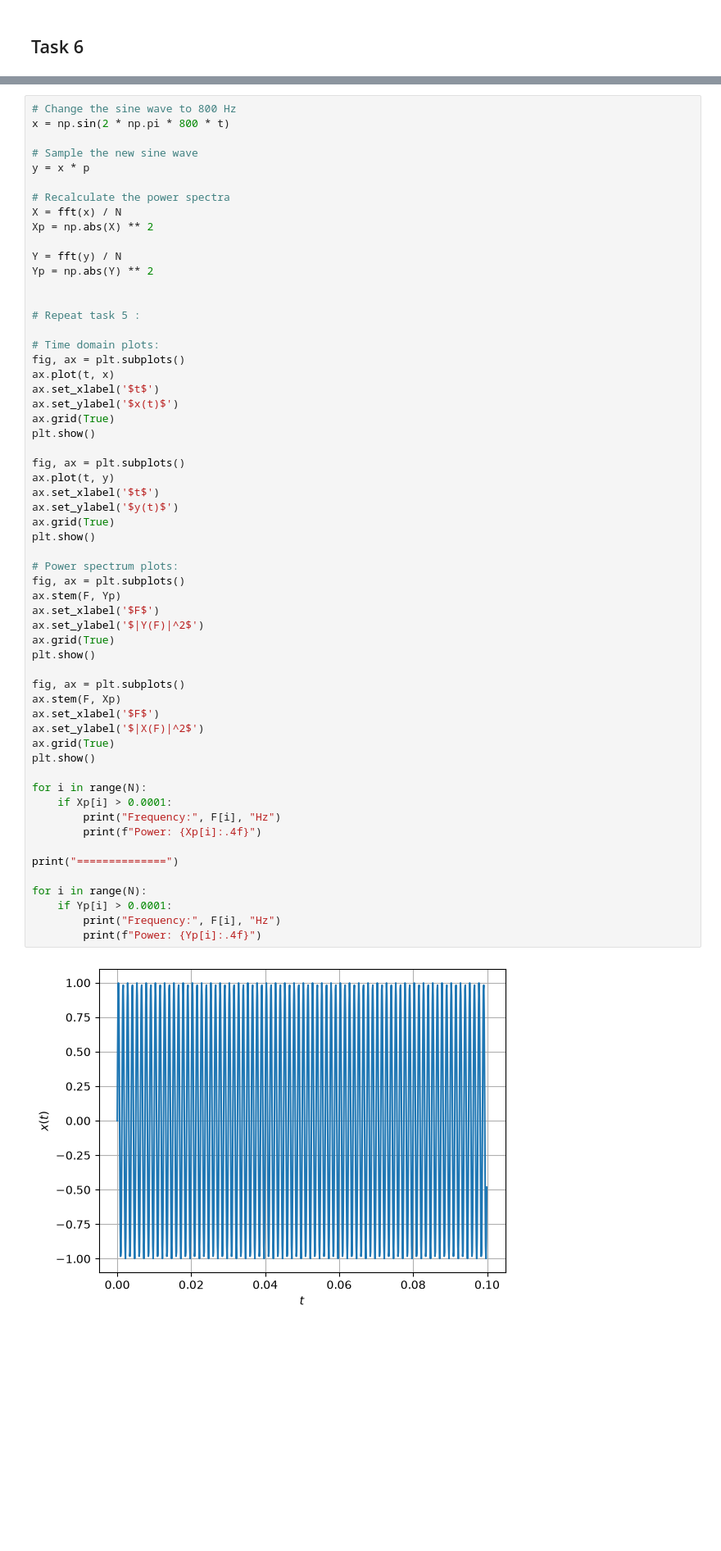
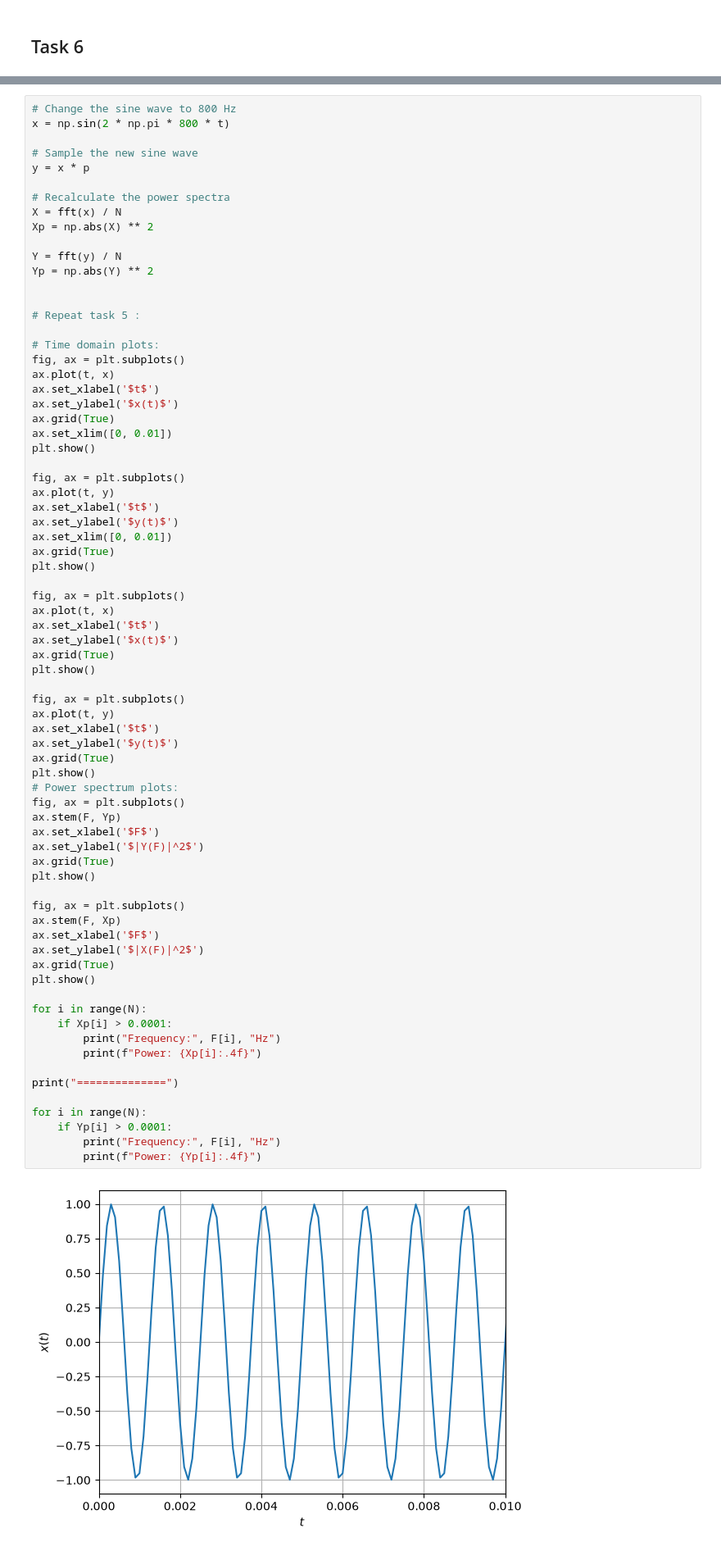
Before and after one commit to davgal27/Signal-Analysis, a Jupyter notebook: DSP-Sampling-Theorem/Practical-1.ipynb, the cells around one changed output, grey strips where cells are left out. Shown at 82% size. Saved outputs shown, nothing was run; the diff lists cells and outputs as text; blank space fills up the shorter version.

```diff
--- a/DSP-Sampling-Theorem/Practical-1.ipynb
+++ b/DSP-Sampling-Theorem/Practical-1.ipynb
@@ -206,6 +208,22 @@ ax.plot(t, x)
 ax.set_xlabel('$t$')
 ax.set_ylabel('$x(t)$')
 ax.grid(True)
+ax.set_xlim([0, 0.01])
+plt.show()
+
+fig, ax = plt.subplots()
+ax.plot(t, y)
+ax.set_xlabel('$t$')
+ax.set_ylabel('$y(t)$')
+ax.set_xlim([0, 0.01])
+ax.grid(True)
+plt.show()
+
+fig, ax = plt.subplots()
+ax.plot(t, x)
+ax.set_xlabel('$t$')
+ax.set_ylabel('$x(t)$')
+ax.grid(True)
 plt.show()
 
 fig, ax = plt.subplots()
@@ -214,32 +232,31 @@ ax.set_xlabel('$t$')
 ax.set_ylabel('$y(t)$')
 ax.grid(True)
 plt.show()
-
 # Power spectrum plots:
 fig, ax = plt.subplots()
 ax.stem(F, Yp)
 ax.set_xlabel('$F$')
 ax.set_ylabel('$|Y(F)|^2$')
 ax.grid(True)
 plt.show()
 
 fig, ax = plt.subplots()
 ax.stem(F, Xp)
 ax.set_xlabel('$F$')
 ax.set_ylabel('$|X(F)|^2$')
 ax.grid(True)
 plt.show()
 
 for i in range(N):
     if Xp[i] > 0.0001:
         print("Frequency:", F[i], "Hz")
         print(f"Power: {Xp[i]:.4f}")
 
 print("==============")
 
 for i in range(N):
     if Yp[i] > 0.0001:
         print("Frequency:", F[i], "Hz")
         print(f"Power: {Yp[i]:.4f}")
 # %% [output]
-[figure, old version]
+[figure, new version]
```
Also changed, not shown: parts of 12 cells of this notebook.
